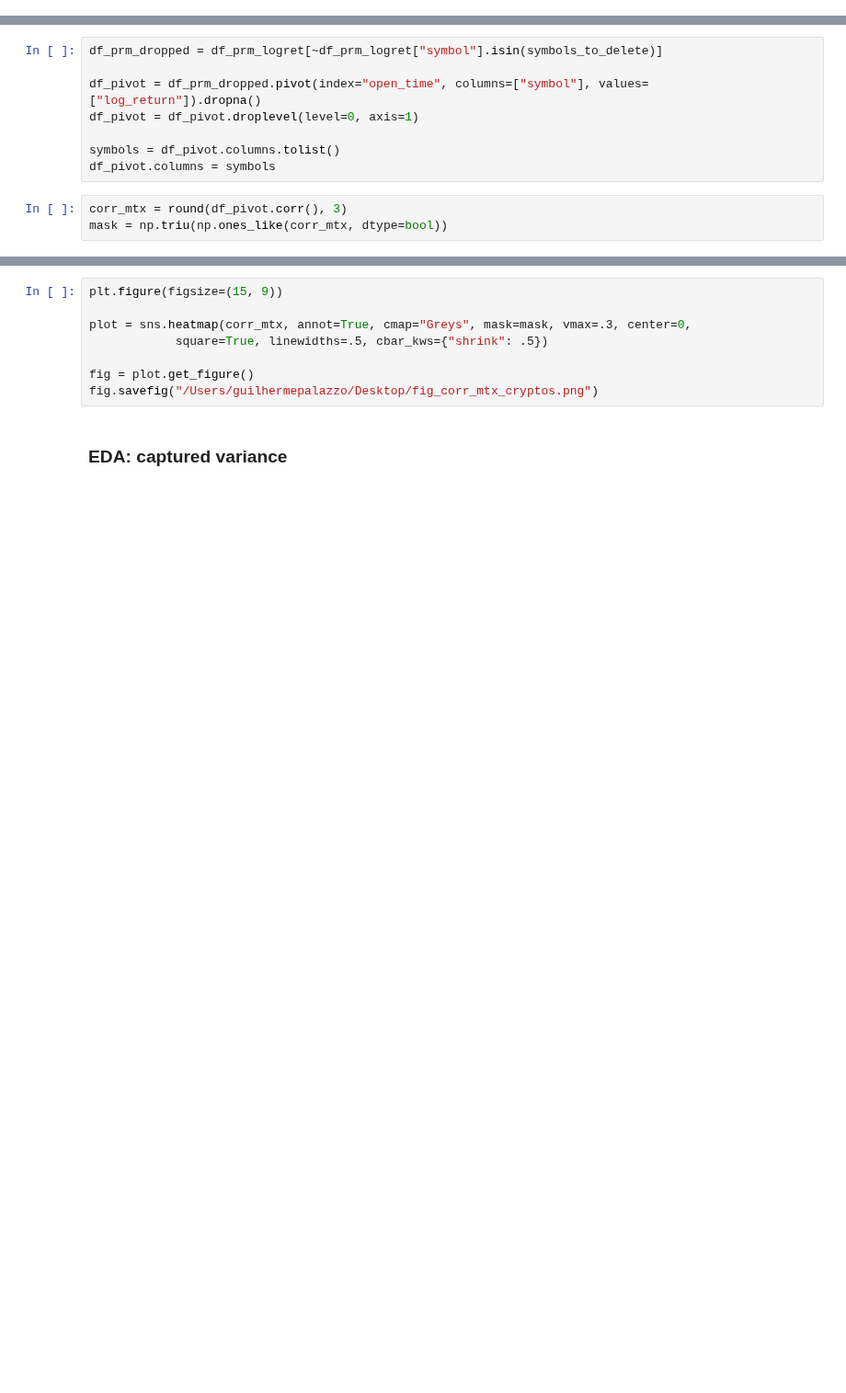
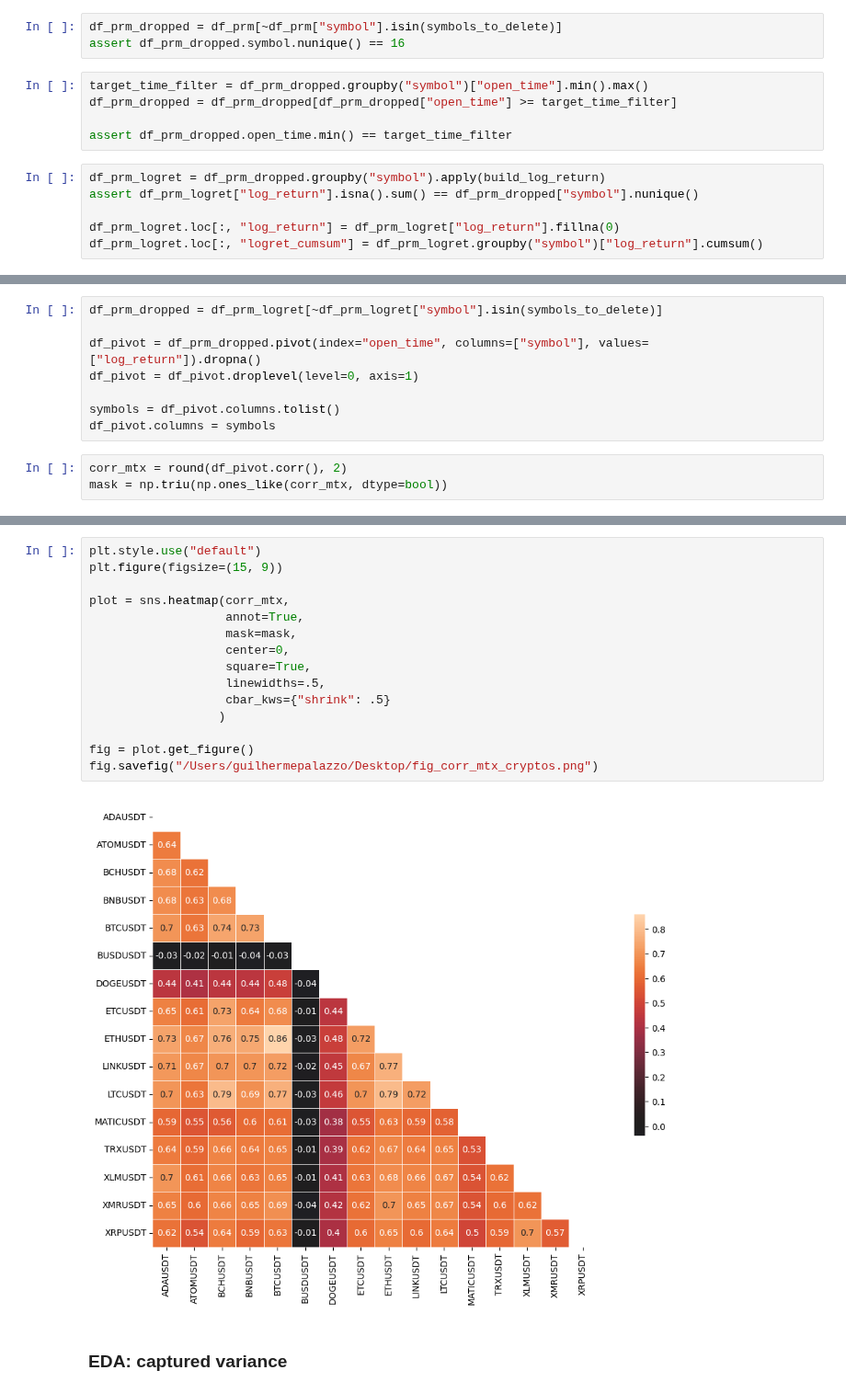
Before and after one commit to gpalazzo/crypto_msc_thesis, a Jupyter notebook: notebooks/results/EDA.ipynb, the cells around one changed output, grey strips where cells are left out. Shown at 92% size. Saved outputs shown, nothing was run; the diff lists cells and outputs as text; blank space fills up the shorter version.

```diff
--- a/notebooks/results/EDA.ipynb
+++ b/notebooks/results/EDA.ipynb
@@ -167,2 +127,16 @@ print(df_logret_positive.sort_values(by="pctchg", ascending=False))
 # %% [markdown]
 ### Plot cumulative curves
+# %%
+df_prm_dropped = df_prm[~df_prm["symbol"].isin(symbols_to_delete)]
+assert df_prm_dropped.symbol.nunique() == 16
+# %%
+target_time_filter = df_prm_dropped.groupby("symbol")["open_time"].min().max()
+df_prm_dropped = df_prm_dropped[df_prm_dropped["open_time"] >= target_time_filter]
+
+assert df_prm_dropped.open_time.min() == target_time_filter
+# %%
+df_prm_logret = df_prm_dropped.groupby("symbol").apply(build_log_return)
+assert df_prm_logret["log_return"].isna().sum() == df_prm_dropped["symbol"].nunique()
+
+df_prm_logret.loc[:, "log_return"] = df_prm_logret["log_return"].fillna(0)
+df_prm_logret.loc[:, "logret_cumsum"] = df_prm_logret.groupby("symbol")["log_return"].cumsum()
@@ -239,7 +216,7 @@ df_pivot = df_pivot.droplevel(level=0, axis=1)
 symbols = df_pivot.columns.tolist()
 df_pivot.columns = symbols
 # %%
-corr_mtx = round(df_pivot.corr(), 3)
+corr_mtx = round(df_pivot.corr(), 2)
 mask = np.triu(np.ones_like(corr_mtx, dtype=bool))
 # %%
 # find min and max correlation pairs
@@ -249,11 +240,20 @@ corr_mtx_parsed.sort_values(by="value")
 # %%
+plt.style.use("default")
 plt.figure(figsize=(15, 9))
 
-plot = sns.heatmap(corr_mtx, annot=True, cmap="Greys", mask=mask, vmax=.3, center=0,
-            square=True, linewidths=.5, cbar_kws={"shrink": .5})
+plot = sns.heatmap(corr_mtx,
+                   annot=True,
+                   mask=mask,
+                   center=0,
+                   square=True,
+                   linewidths=.5,
+                   cbar_kws={"shrink": .5}
+                  )
 
 fig = plot.get_figure()
 fig.savefig("/Users/guilhermepalazzo/Desktop/fig_corr_mtx_cryptos.png")
+# %% [output]
+[figure, added]
 # %% [markdown]
 ### EDA: captured variance
 # %% [markdown]
```
Also changed, not shown: parts of 14 cells of this notebook, 3 other files.
